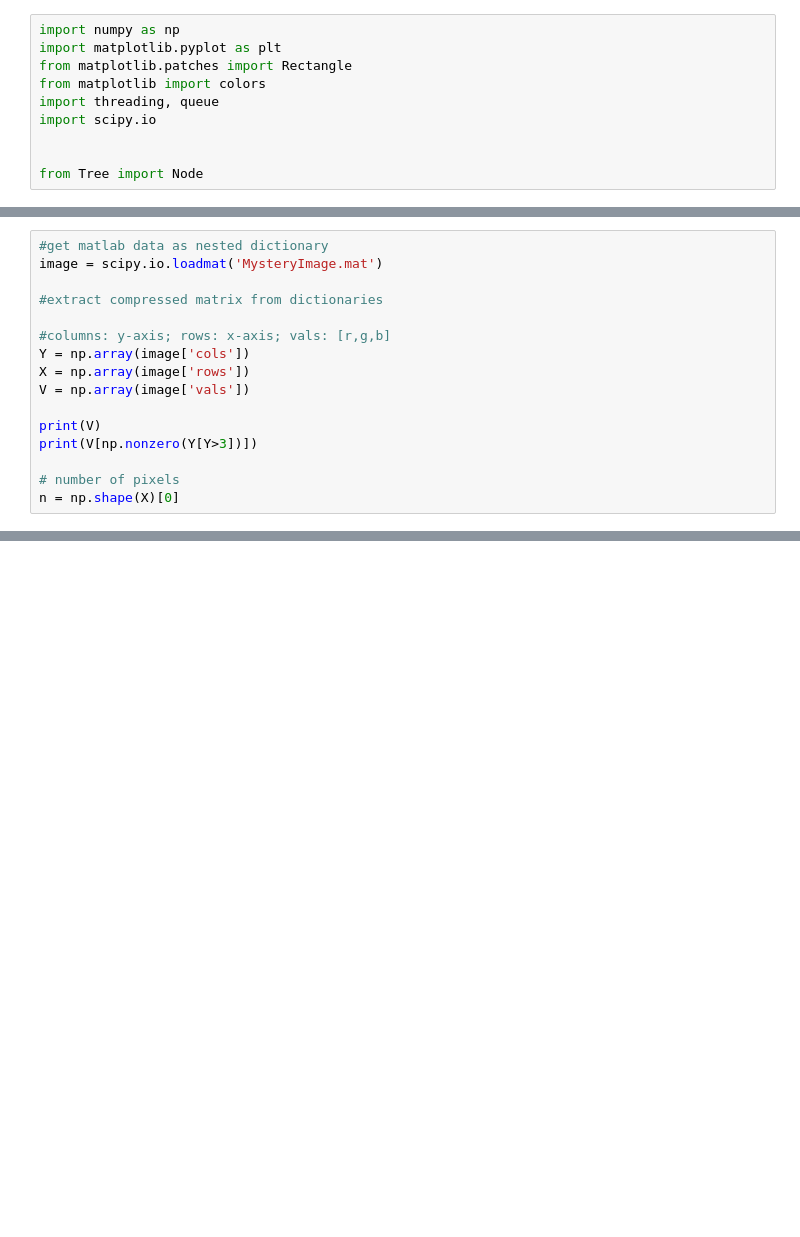
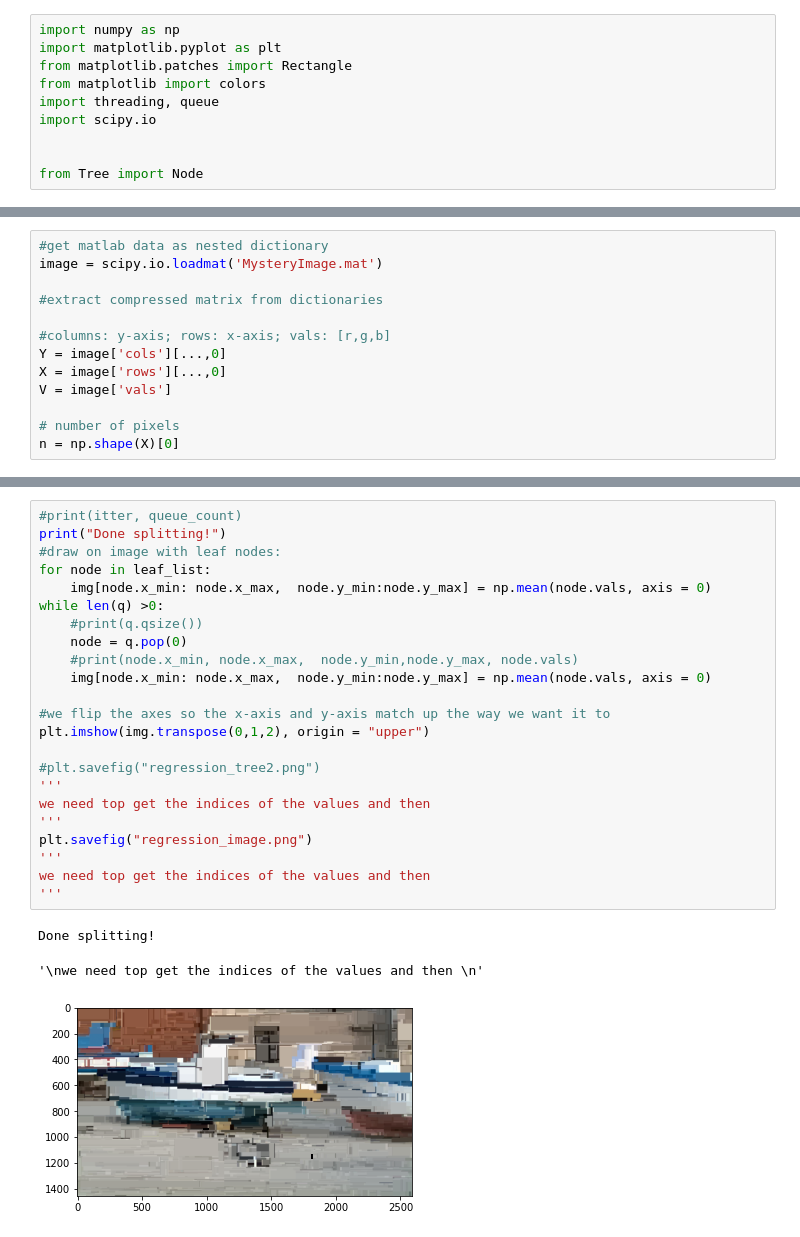
Before and after one commit to zachleclaire6561/Data-Mining-Algorithms, a Jupyter notebook: Tree-Regression/regression-3.ipynb, the cells around one changed output, grey strips where cells are left out. Saved outputs shown, nothing was run; the diff lists cells and outputs as text; blank space fills up the shorter version.

```diff
--- a/Tree-Regression/regression-3.ipynb
+++ b/Tree-Regression/regression-3.ipynb
@@ -125,12 +110,9 @@ image = scipy.io.loadmat('MysteryImage.mat')
 #extract compressed matrix from dictionaries
 
 #columns: y-axis; rows: x-axis; vals: [r,g,b]
-Y = np.array(image['cols'])
-X = np.array(image['rows'])
-V = np.array(image['vals'])
-
-print(V)
-print(V[np.nonzero(Y[Y>3])])
+Y = image['cols'][...,0]
+X = image['rows'][...,0]
+V = image['vals']
 
 # number of pixels
 n = np.shape(X)[0]
@@ -229,0 +203,27 @@ ValueError: non-broadcastable output operand with shape (6607,) doesn't match th
+# %%
+#print(itter, queue_count)
+print("Done splitting!")
+#draw on image with leaf nodes:
+for node in leaf_list:
+    img[node.x_min: node.x_max,  node.y_min:node.y_max] = np.mean(node.vals, axis = 0)
+while len(q) >0:
+    #print(q.qsize())
+    node = q.pop(0)
+    #print(node.x_min, node.x_max,  node.y_min,node.y_max, node.vals)
+    img[node.x_min: node.x_max,  node.y_min:node.y_max] = np.mean(node.vals, axis = 0)
+
+#we flip the axes so the x-axis and y-axis match up the way we want it to
+plt.imshow(img.transpose(0,1,2), origin = "upper")
+
+#plt.savefig("regression_tree2.png")
+'''
+we need top get the indices of the values and then
+'''
+plt.savefig("regression_image.png")
+'''
+we need top get the indices of the values and then
+'''
+# %% [output]
+Done splitting!
+'\nwe need top get the indices of the values and then \n'
+[figure, added]
```
Also changed, not shown: parts of 6 cells of this notebook, 5 other files.
